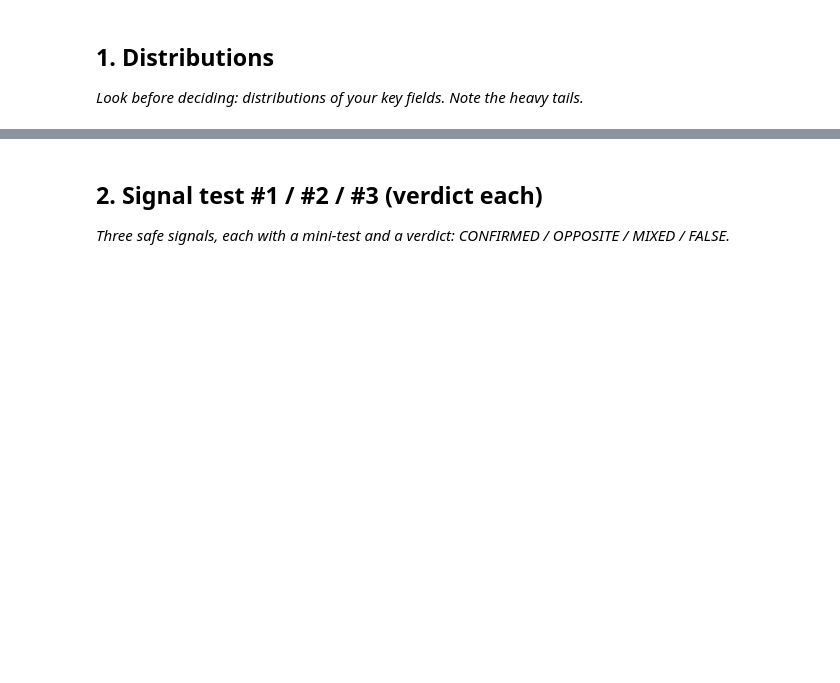
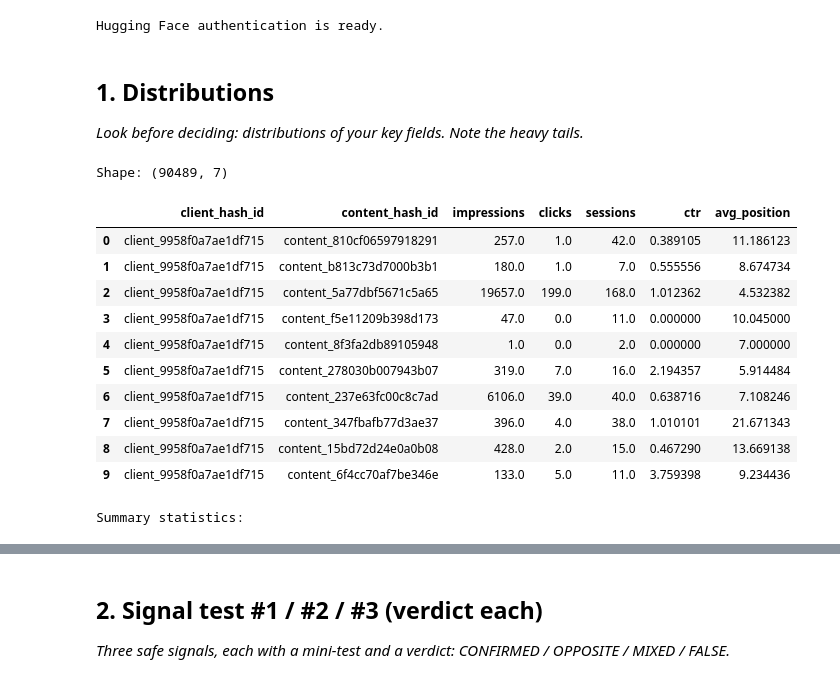
Before and after one commit to Anshikaag-28/Anshika-FlyRank-ML, a Jupyter notebook: work/notebooks/w04_signal_audit.ipynb, the cells around one changed output, grey strips where cells are left out. Cells and saved outputs as stored; diff of their text form; code cells hidden in the pictures; blank space fills up the shorter version.

```diff
--- a/work/notebooks/w04_signal_audit.ipynb
+++ b/work/notebooks/w04_signal_audit.ipynb
@@ -6,6 +8,28 @@
 This skeleton is yours to fill. Work the sections **in order** — each one has a one-line hint. Simple words, honest numbers.
 
 > Working with an AI assistant? Tell it to read `skills/README.md` first and load the one skill this assignment names on its card.
+# %%
+from google.colab import userdata
+import duckdb
+import pandas as pd
+import numpy as np
+
+HF_TOKEN = userdata.get("HF_TOKEN")
+
+if not HF_TOKEN:
+    raise ValueError("HF_TOKEN not found. Add it in Colab Secrets.")
+
+con = duckdb.connect()
+
+con.execute(
+    "CREATE OR REPLACE SECRET hf "
+    "(TYPE huggingface, TOKEN ?)",
+    [HF_TOKEN]
+)
+
+print("Hugging Face authentication is ready.")
+# %% [output]
+Hugging Face authentication is ready.
 # %% [markdown]
 ## 1. Distributions
 
@@ -15,0 +37,54 @@ This skeleton is yours to fill. Work the sections **in order** — each one has
+# %%
+query_features = """
+SELECT
+    client_hash_id,
+    content_hash_id,
+
+    SUM(gsc_impressions) AS impressions,
+    SUM(gsc_clicks) AS clicks,
+    SUM(ga4_sessions) AS sessions,
+
+    CASE
+        WHEN SUM(gsc_impressions) > 0
+        THEN SUM(gsc_clicks) * 100.0 / SUM(gsc_impressions)
+        ELSE NULL
+    END AS ctr,
+
+    AVG(gsc_avg_position) AS avg_position
+
+FROM read_parquet(
+    'hf://datasets/FlyRank/internship-warehouse/fact_content_daily_performance/month=2026-03/*.parquet'
+)
+
+WHERE ga4_data_available IS TRUE
+
+GROUP BY
+    client_hash_id,
+    content_hash_id
+"""
+
+features = con.sql(query_features).df()
+
+print("Shape:", features.shape)
+display(features.head(10))
+
+print("\nSummary statistics:")
+display(
+    features[
+        ["impressions", "clicks", "sessions", "ctr", "avg_position"]
+    ].describe()
+)
+# %% [output]
+Shape: (90489, 7)
+|  | client_hash_id | content_hash_id | impressions | clicks | sessions | ctr | avg_position |
+| 0 | client_9958f0a7ae1df715 | content_810cf06597918291 | 257.0 | 1.0 | 42.0 | 0.389105 | 11.186123 |
+| 1 | client_9958f0a7ae1df715 | content_b813c73d7000b3b1 | 180.0 | 1.0 | 7.0 | 0.555556 | 8.674734 |
+| 2 | client_9958f0a7ae1df715 | content_5a77dbf5671c5a65 | 19657.0 | 199.0 | 168.0 | 1.012362 | 4.532382 |
+| 3 | client_9958f0a7ae1df715 | content_f5e11209b398d173 | 47.0 | 0.0 | 11.0 | 0.000000 | 10.045000 |
+| 4 | client_9958f0a7ae1df715 | content_8f3fa2db89105948 | 1.0 | 0.0 | 2.0 | 0.000000 | 7.000000 |
+| 5 | client_9958f0a7ae1df715 | content_278030b007943b07 | 319.0 | 7.0 | 16.0 | 2.194357 | 5.914484 |
+| 6 | client_9958f0a7ae1df715 | content_237e63fc00c8c7ad | 6106.0 | 39.0 | 40.0 | 0.638716 | 7.108246 |
+| 7 | client_9958f0a7ae1df715 | content_347fbafb77d3ae37 | 396.0 | 4.0 | 38.0 | 1.010101 | 21.671343 |
+| 8 | client_9958f0a7ae1df715 | content_15bd72d24e0a0b08 | 428.0 | 2.0 | 15.0 | 0.467290 | 13.669138 |
+| 9 | client_9958f0a7ae1df715 | content_6f4cc70af7be346e | 133.0 | 5.0 | 11.0 | 3.759398 | 9.234436 |
+Summary statistics:
```
Also changed, not shown: parts of 12 cells of this notebook.
